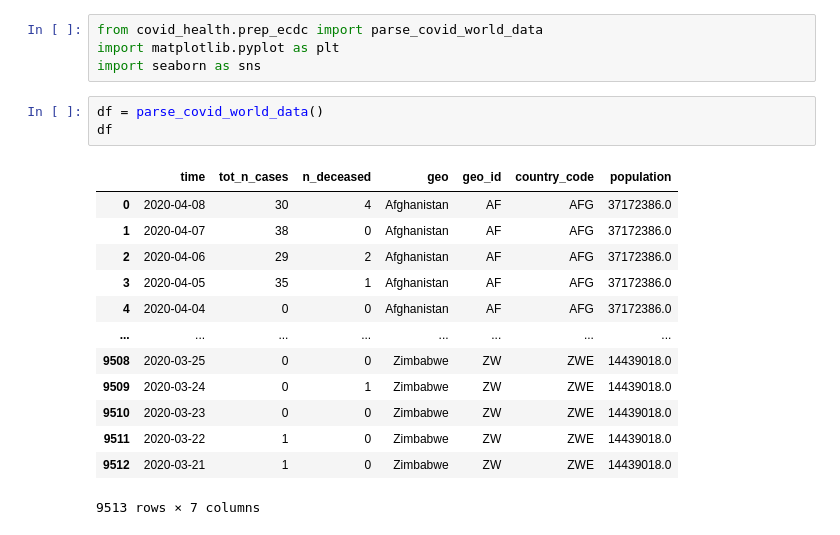
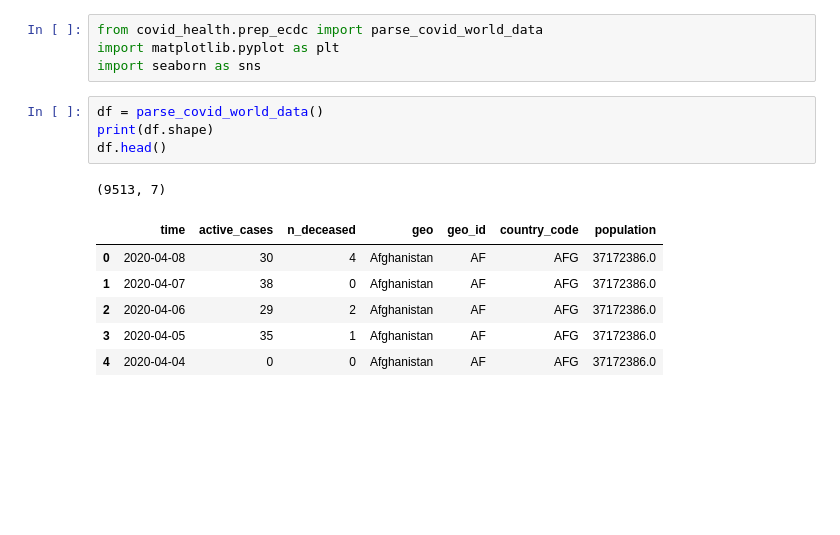
Before and after one commit to ggbaro/covid-health-ita, a Jupyter notebook: notebooks/1.0.1_ecdc_covid.ipynb, the cells around one changed output. Drawn from its saved outputs; the diff is of its cells as text; blank space fills up the shorter version.

```diff
--- a/notebooks/1.0.1_ecdc_covid.ipynb
+++ b/notebooks/1.0.1_ecdc_covid.ipynb
@@ -4,21 +4,16 @@ import matplotlib.pyplot as plt
 import seaborn as sns
 # %%
 df = parse_covid_world_data()
-df
+print(df.shape)
+df.head()
 # %% [output]
+(9513, 7)
-|  | time | tot_n_cases | n_deceased | geo | geo_id | country_code | population |
+|  | time | active_cases | n_deceased | geo | geo_id | country_code | population |
 | 0 | 2020-04-08 | 30 | 4 | Afghanistan | AF | AFG | 37172386.0 |
 | 1 | 2020-04-07 | 38 | 0 | Afghanistan | AF | AFG | 37172386.0 |
 | 2 | 2020-04-06 | 29 | 2 | Afghanistan | AF | AFG | 37172386.0 |
 | 3 | 2020-04-05 | 35 | 1 | Afghanistan | AF | AFG | 37172386.0 |
 | 4 | 2020-04-04 | 0 | 0 | Afghanistan | AF | AFG | 37172386.0 |
-| ... | ... | ... | ... | ... | ... | ... | ... |
-| 9508 | 2020-03-25 | 0 | 0 | Zimbabwe | ZW | ZWE | 14439018.0 |
-| 9509 | 2020-03-24 | 0 | 1 | Zimbabwe | ZW | ZWE | 14439018.0 |
-| 9510 | 2020-03-23 | 0 | 0 | Zimbabwe | ZW | ZWE | 14439018.0 |
-| 9511 | 2020-03-22 | 1 | 0 | Zimbabwe | ZW | ZWE | 14439018.0 |
-| 9512 | 2020-03-21 | 1 | 0 | Zimbabwe | ZW | ZWE | 14439018.0 |
-9513 rows × 7 columns
 # %%
 subset = df.loc[
     df.geo.isin(
```
Also changed, not shown: parts of 1 cell of this notebook, 2 other files.
